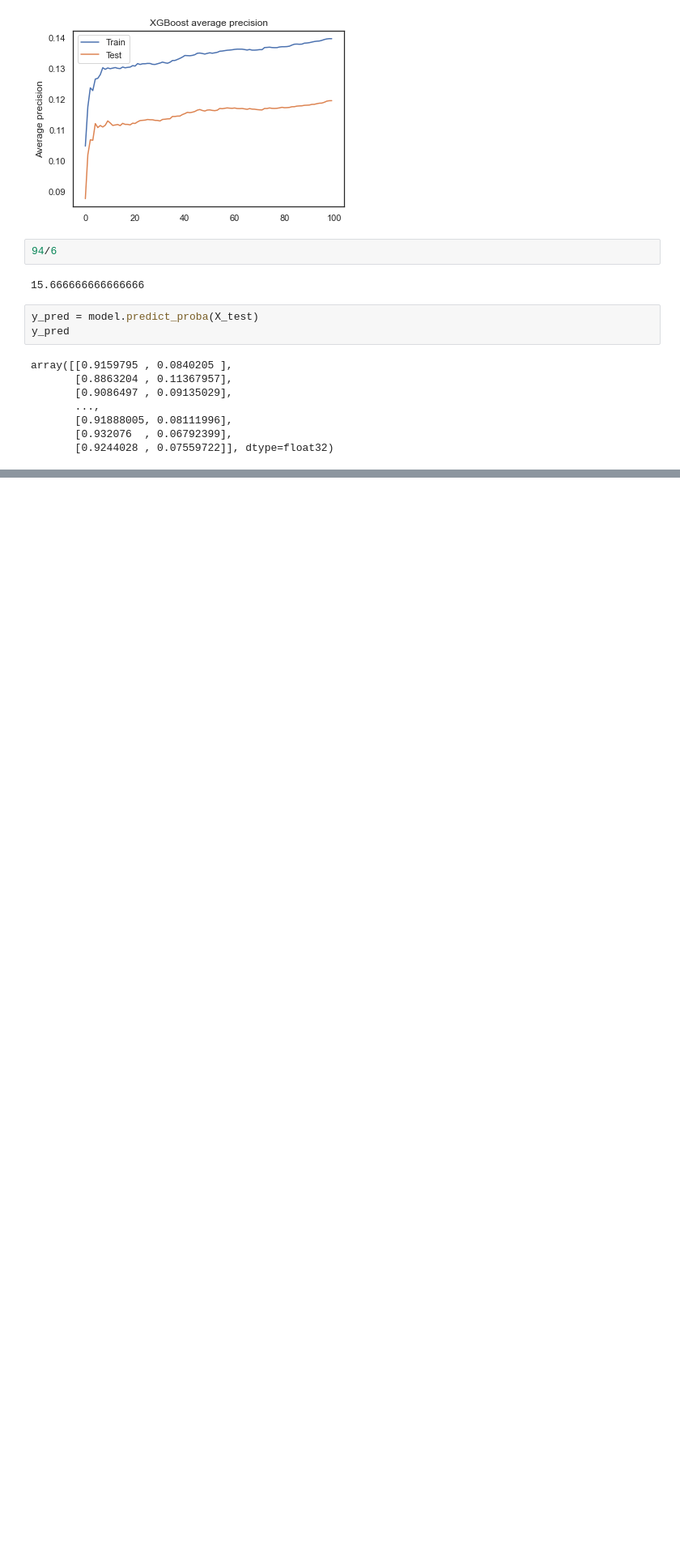
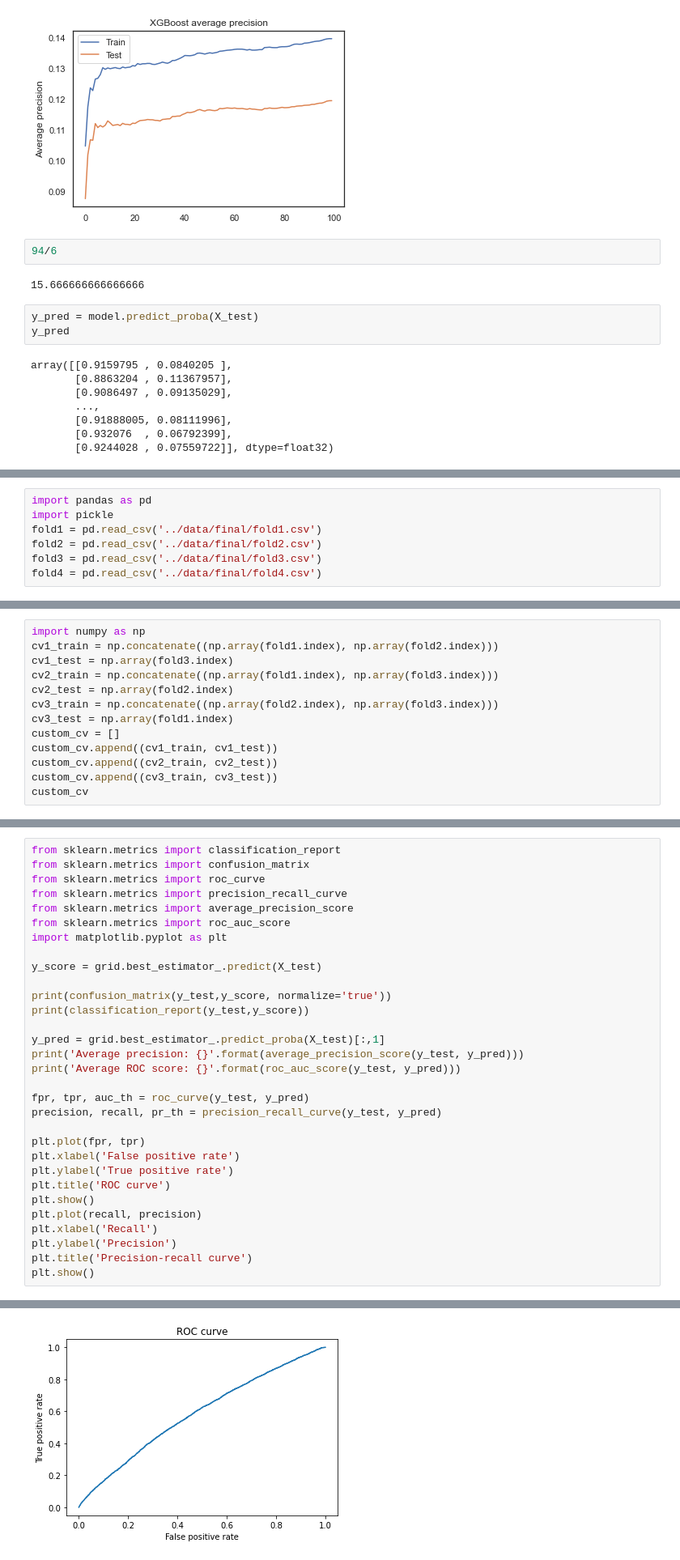
Before and after one commit to zhakhverdyan/eICU_AKIlert, a Jupyter notebook: notebooks/XGBoost_timeseries_samp.ipynb, the cells around one changed output, grey strips where cells are left out. Shown at 81% size. Drawn from its saved outputs; the diff is of its cells as text; blank space fills up the shorter version.

Commit message:
custom cross validator and working random forest model

```diff
--- a/notebooks/XGBoost_timeseries_samp.ipynb
+++ b/notebooks/XGBoost_timeseries_samp.ipynb
@@ -484,0 +538,7 @@ for i in range(nFolds):
+# %%
+import pandas as pd
+import pickle
+fold1 = pd.read_csv('../data/final/fold1.csv')
+fold2 = pd.read_csv('../data/final/fold2.csv')
+fold3 = pd.read_csv('../data/final/fold3.csv')
+fold4 = pd.read_csv('../data/final/fold4.csv')
@@ -484,0 +571,13 @@ for i in range(nFolds):
+# %%
+import numpy as np
+cv1_train = np.concatenate((np.array(fold1.index), np.array(fold2.index)))
+cv1_test = np.array(fold3.index)
+cv2_train = np.concatenate((np.array(fold1.index), np.array(fold3.index)))
+cv2_test = np.array(fold2.index)
+cv3_train = np.concatenate((np.array(fold2.index), np.array(fold3.index)))
+cv3_test = np.array(fold1.index)
+custom_cv = []
+custom_cv.append((cv1_train, cv1_test))
+custom_cv.append((cv2_train, cv2_test))
+custom_cv.append((cv3_train, cv3_test))
+custom_cv
@@ -484,0 +660,32 @@ for i in range(nFolds):
+# %%
+from sklearn.metrics import classification_report
+from sklearn.metrics import confusion_matrix
+from sklearn.metrics import roc_curve
+from sklearn.metrics import precision_recall_curve
+from sklearn.metrics import average_precision_score
+from sklearn.metrics import roc_auc_score
+import matplotlib.pyplot as plt
+
+y_score = grid.best_estimator_.predict(X_test)
+
+print(confusion_matrix(y_test,y_score, normalize='true'))
+print(classification_report(y_test,y_score))
+
+y_pred = grid.best_estimator_.predict_proba(X_test)[:,1]
+print('Average precision: {}'.format(average_precision_score(y_test, y_pred)))
+print('Average ROC score: {}'.format(roc_auc_score(y_test, y_pred)))
+
+fpr, tpr, auc_th = roc_curve(y_test, y_pred)
+precision, recall, pr_th = precision_recall_curve(y_test, y_pred)
+
+plt.plot(fpr, tpr)
+plt.xlabel('False positive rate')
+plt.ylabel('True positive rate')
+plt.title('ROC curve')
+plt.show()
+plt.plot(recall, precision)
+plt.xlabel('Recall')
+plt.ylabel('Precision')
+plt.title('Precision-recall curve')
+plt.show()
+# %% [output]
@@ -484,0 +705 @@ for i in range(nFolds):
+[figure, added]
```
Also changed, not shown: parts of 20 cells of this notebook, 4 other files.
